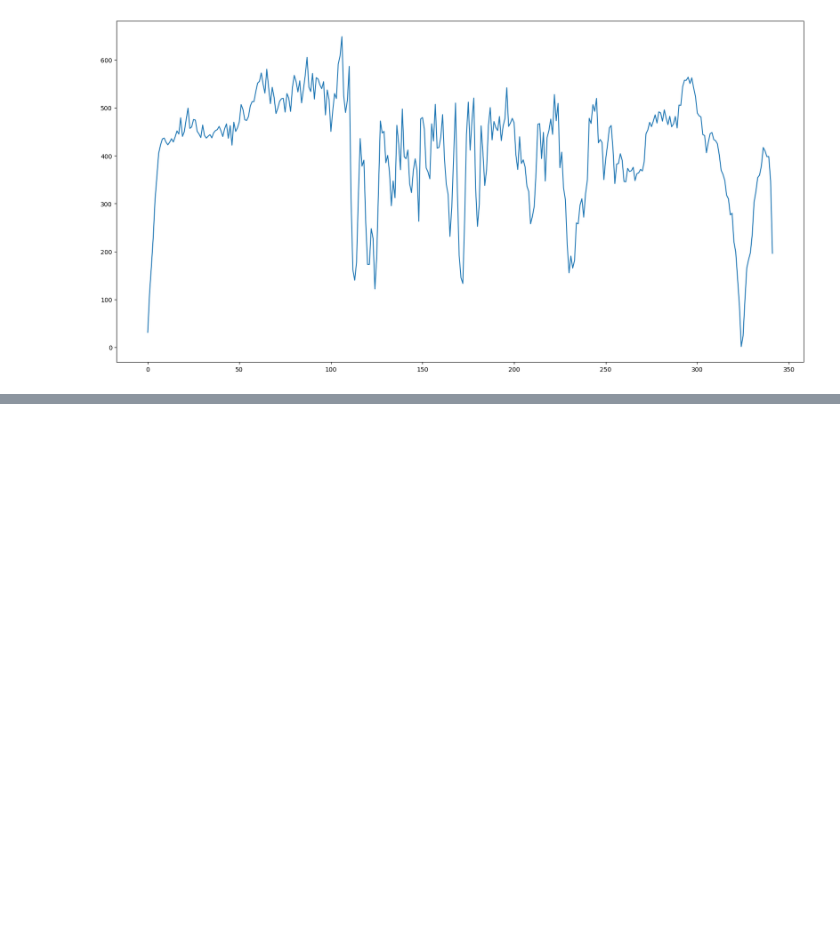
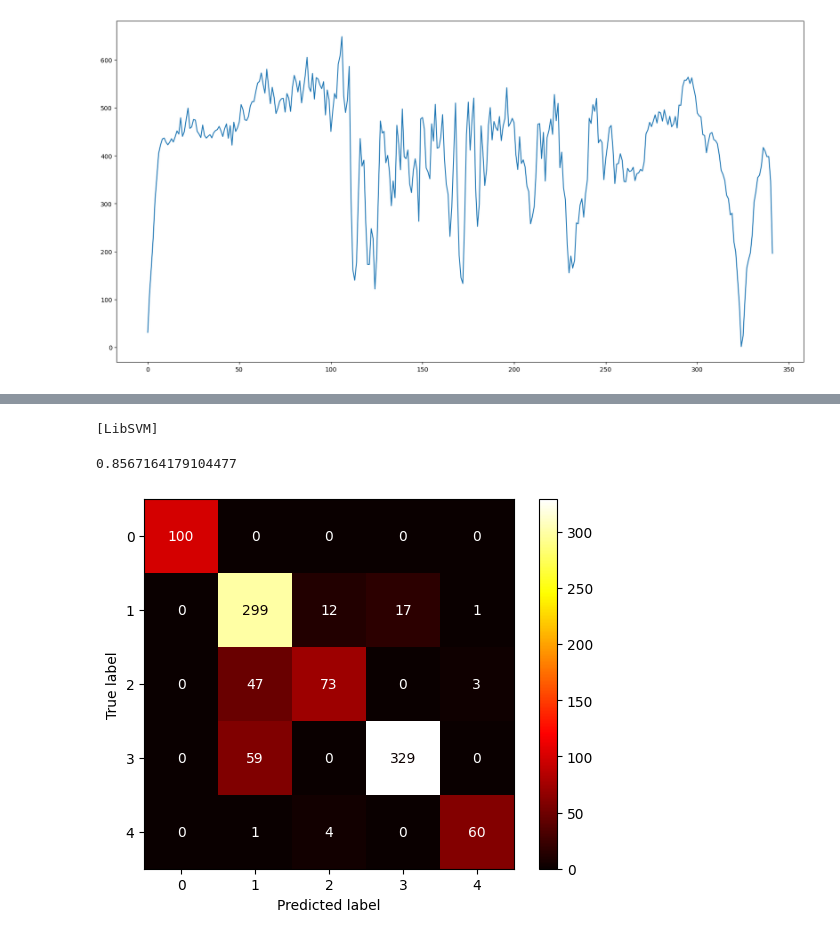
Before and after one commit to PrachayaKMITL/NARIT_internship_2024, a Jupyter notebook: Test_kernel/test.ipynb, the cells around one changed output, grey strips where cells are left out. Drawn from its saved outputs; the diff is of its cells as text; code cells hidden in the pictures; blank space fills up the shorter version.

Commit message:
Test on supervised learning

```diff
--- a/Test_kernel/test.ipynb
+++ b/Test_kernel/test.ipynb
@@ -160 +148,39 @@ percentage for each class :  4    0.5
 Name: GMM_model, dtype: float64
+# %%
+df1 = Builddataset().concateDataset(folder_name = r'C:\Users\ASUS\Documents\NARIT_internship_data\Categorical\GLCM_1,0')
+df2 = Builddataset().concateDataset(folder_name = r'C:\Users\ASUS\Documents\NARIT_internship_data\Categorical\GLCM_2,0')
+df3 = Builddataset().concateDataset(folder_name = r'C:\Users\ASUS\Documents\NARIT_internship_data\Categorical\GLCM_3,0')
+df4 = Builddataset().concateDataset(folder_name = r'C:\Users\ASUS\Documents\NARIT_internship_data\Categorical\GLCM_4,0')
+df5 = Builddataset().concateDataset(folder_name = r'C:\Users\ASUS\Documents\NARIT_internship_data\Categorical\GLCM_1,45')
+df = pd.concat([df1,df2,df3,df4,df5])
+# %%
+from sklearn.model_selection import train_test_split
+from sklearn.metrics import accuracy_score,confusion_matrix,ConfusionMatrixDisplay
+from sklearn.preprocessing import StandardScaler,LabelEncoder
+from sklearn.decomposition import PCA
+from sklearn.svm import SVC
+import seaborn as sns
+scaler = StandardScaler()
+scaled = scaler.fit_transform(df.drop(columns=['label']))
+pca = PCA(n_components=5)
+pca.fit(scaled)
+X = pca.transform(scaled)
+label_encoder = LabelEncoder()
+y = df['label']
+y = label_encoder.fit_transform(y)
+X_train,X_test,y_train,y_test = train_test_split(X,y,test_size=0.2,random_state=42)
+# %%
+trainer = SVC(kernel='poly',verbose=True,tol=1e-4)
+trainer.fit(X_train,y_train)
+y_pred = trainer.predict(X_test)
+accuracy_score(y_test,y_pred)
+# %% [output]
+[LibSVM]
+0.8567164179104477
+# %%
+cm = confusion_matrix(y_test, y_pred)
+disp = ConfusionMatrixDisplay(confusion_matrix=cm)
+disp.plot(cmap=plt.cm.hot)
+plt.show()
+# %% [output]
+[figure, added]
```
Also changed, not shown: parts of 7 cells of this notebook, 6 other files.
